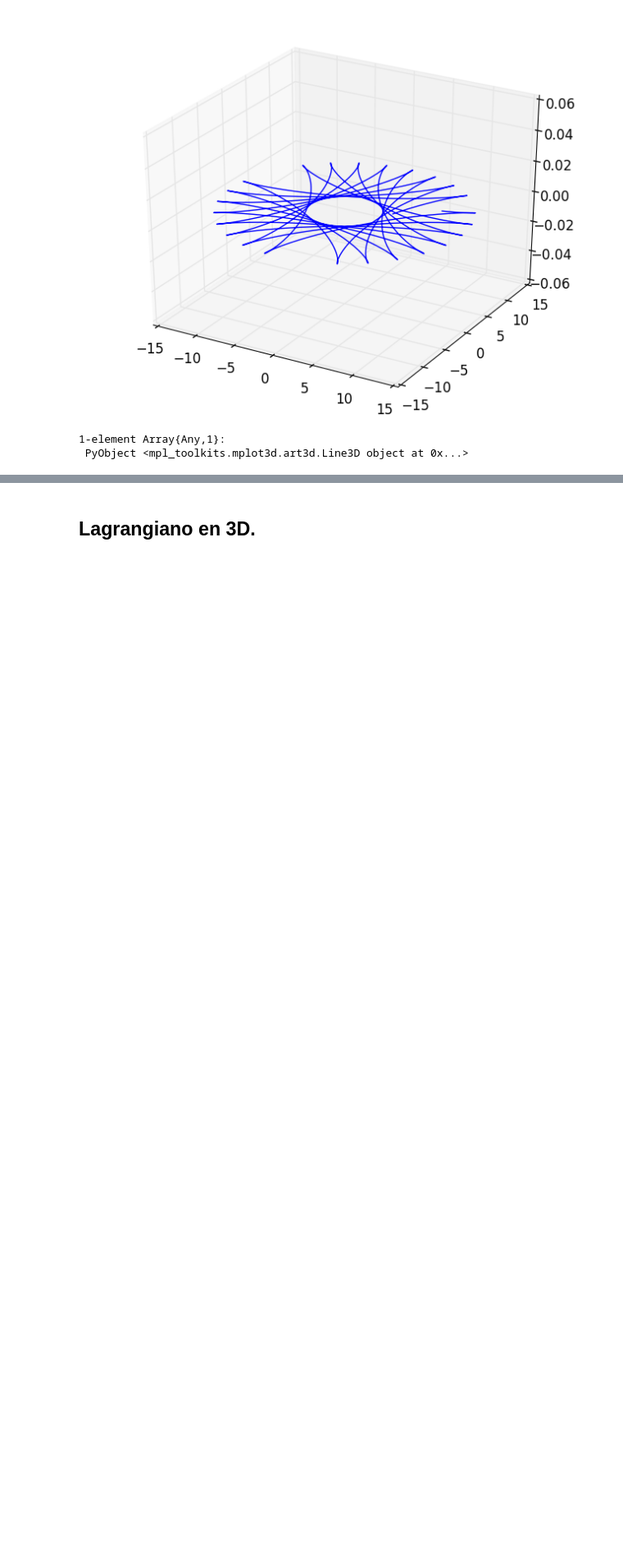
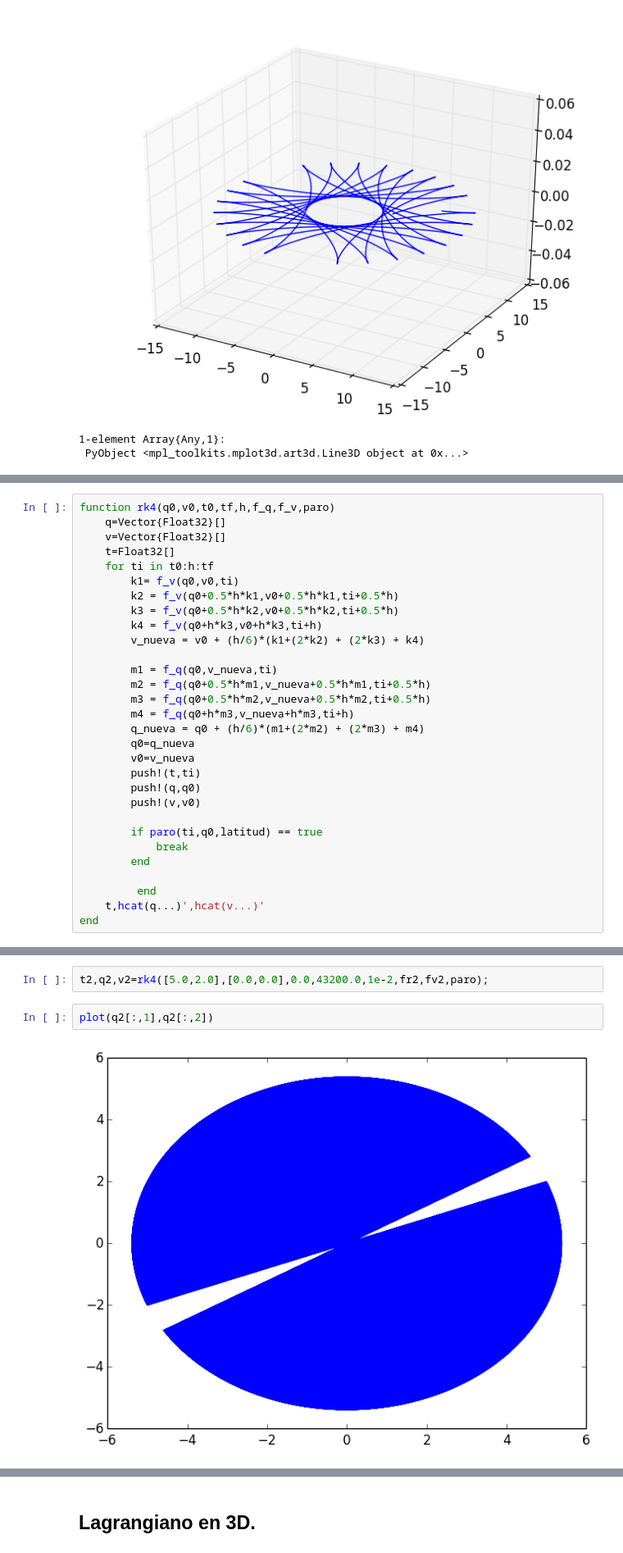
Before and after one commit to GX-Calva-Garcia/Proyecto-Final, a Jupyter notebook: pendulo.ipynb, the cells around one changed output, grey strips where cells are left out. Shown at 82% size. Cells and saved outputs as stored; diff of their text form; blank space fills up the shorter version.

```diff
--- a/pendulo.ipynb
+++ b/pendulo.ipynb
@@ -280,0 +287,30 @@ plot3D(q[:,1],q[:,2])
+# %%
+function rk4(q0,v0,t0,tf,h,f_q,f_v,paro)
+    q=Vector{Float32}[]
+    v=Vector{Float32}[]
+    t=Float32[]
+    for ti in t0:h:tf
+        k1= f_v(q0,v0,ti)
+        k2 = f_v(q0+0.5*h*k1,v0+0.5*h*k1,ti+0.5*h)
+        k3 = f_v(q0+0.5*h*k2,v0+0.5*h*k2,ti+0.5*h)
+        k4 = f_v(q0+h*k3,v0+h*k3,ti+h)
+        v_nueva = v0 + (h/6)*(k1+(2*k2) + (2*k3) + k4)
+
+        m1 = f_q(q0,v_nueva,ti)
+        m2 = f_q(q0+0.5*h*m1,v_nueva+0.5*h*m1,ti+0.5*h)
+        m3 = f_q(q0+0.5*h*m2,v_nueva+0.5*h*m2,ti+0.5*h)
+        m4 = f_q(q0+h*m3,v_nueva+h*m3,ti+h)
+        q_nueva = q0 + (h/6)*(m1+(2*m2) + (2*m3) + m4)
+        q0=q_nueva
+        v0=v_nueva
+        push!(t,ti)
+        push!(q,q0)
+        push!(v,v0)
+
+        if paro(ti,q0,latitud) == true
+            break
+        end
+
+         end
+    t,hcat(q...)',hcat(v...)'
+end
@@ -280,0 +346,6 @@ plot3D(q[:,1],q[:,2])
+# %%
+t2,q2,v2=rk4([5.0,2.0],[0.0,0.0],0.0,43200.0,1e-2,fr2,fv2,paro);
+# %%
+plot(q2[:,1],q2[:,2])
+# %% [output]
+[figure, added]
```
Also changed, not shown: parts of 16 cells of this notebook.
